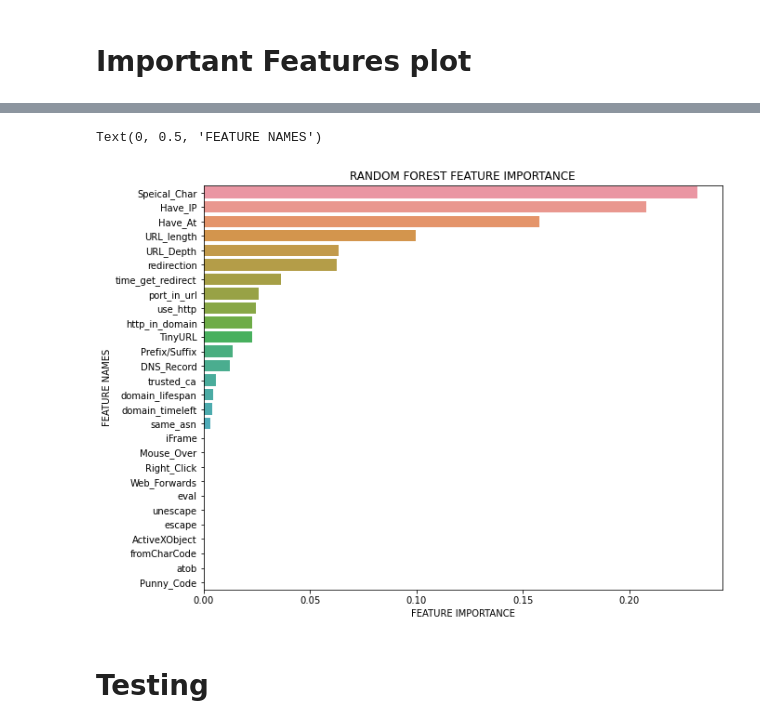
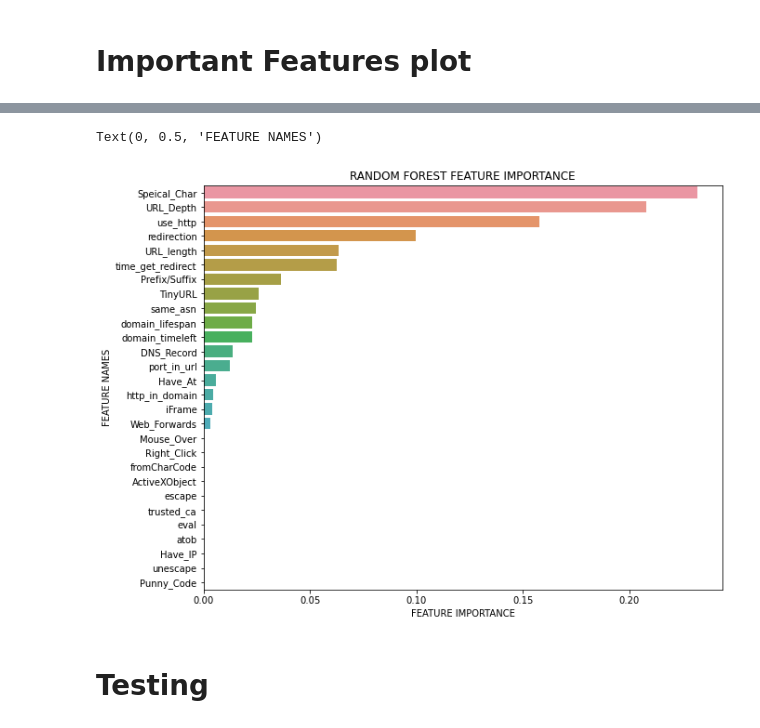
Before and after one commit to aidenpearce001/Phishing-detection-ML, a Jupyter notebook: Generate Dataset/Random Forest .ipynb, the cells around one changed output, grey strips where cells are left out. Drawn from its saved outputs; the diff is of its cells as text; code cells hidden in the pictures.

```diff
--- a/Generate Dataset/Random Forest .ipynb
+++ b/Generate Dataset/Random Forest .ipynb
@@ -106,14 +126,14 @@ var_imp = pd.DataFrame(sorted_importances, names[indices], columns=['importance'
 # %%
 fi_df = var_imp
 
 fi_df.sort_values(by=['importance'], ascending=False,inplace=True)
 
 plt.figure(figsize=(10,8))
-sns.barplot(x=fi_df['importance'], y=names)
+sns.barplot(x=fi_df['importance'], y=list(var_imp.to_dict('dict')['importance'].keys()))
 #Add chart labels
 plt.title('RANDOM FOREST FEATURE IMPORTANCE')
 plt.xlabel('FEATURE IMPORTANCE')
 plt.ylabel('FEATURE NAMES')
 # %% [output]
 Text(0, 0.5, 'FEATURE NAMES')
-[figure, old version]
+[figure, new version]
```
Also changed, not shown: parts of 3 cells of this notebook, 7 other files.
